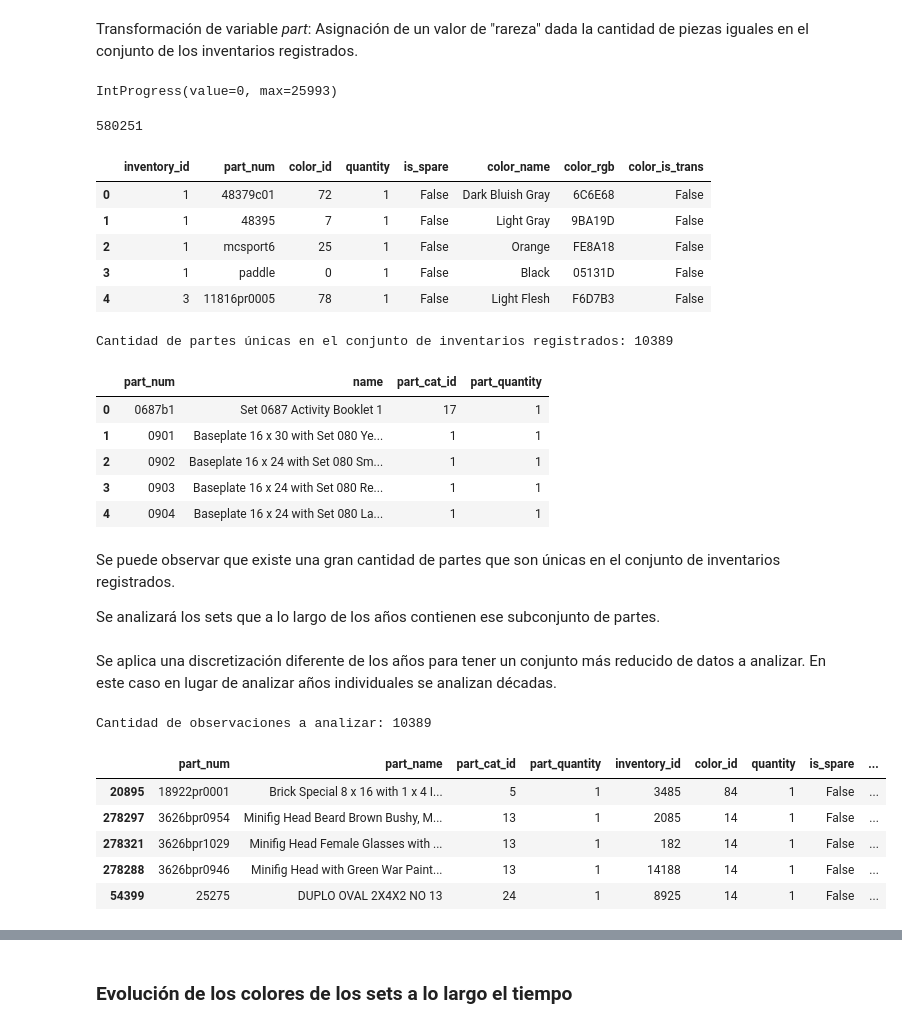
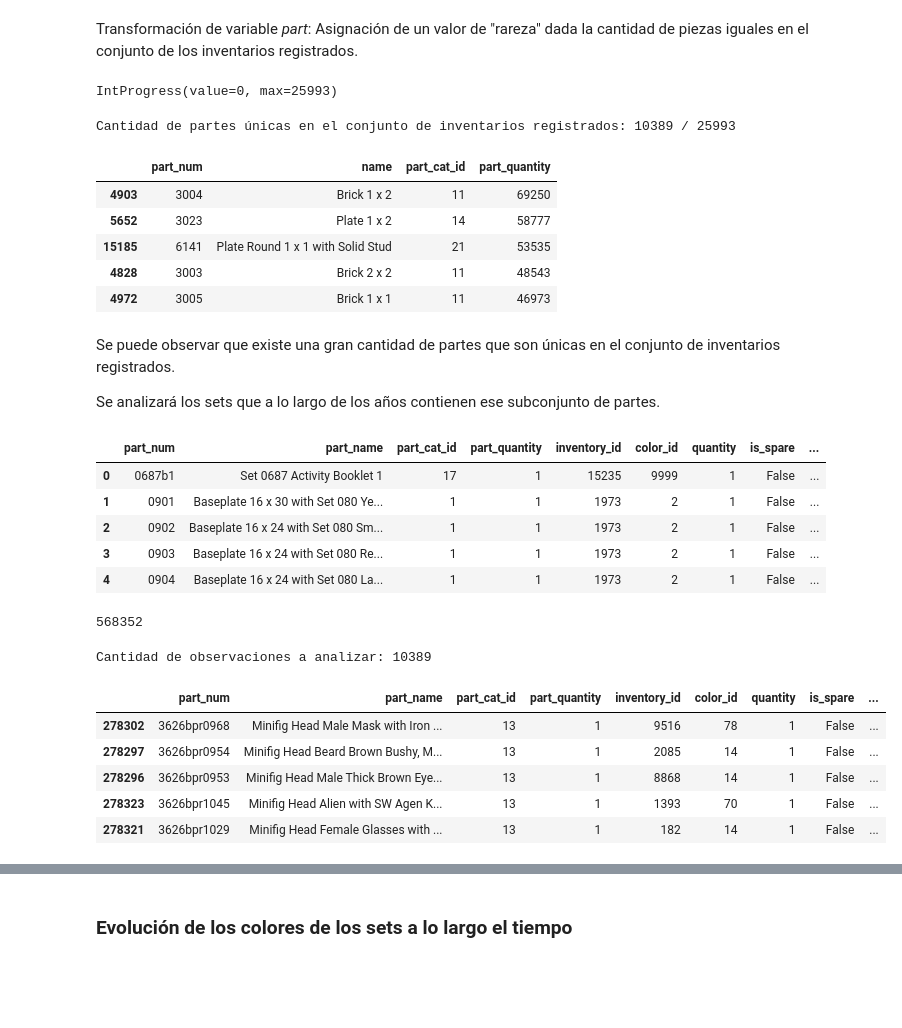
Before and after one commit to gonzafernan/ceia-andd, a Jupyter notebook: lego.ipynb, the cells around one changed output, grey strips where cells are left out. Saved outputs shown, nothing was run; the diff lists cells and outputs as text; code cells hidden in the pictures; blank space fills up the shorter version.

```diff
--- a/lego.ipynb
+++ b/lego.ipynb
@@ -84,6 +69,3 @@ Amount of entries in colors: 135
 | 4 | 3 | Dark Turquoise | 008F9B | False |
 # %% [markdown]
 Inventory parts and color dataframes composition
-# %%
-inventory_parts_df = pd.merge(inventory_parts_df, colors_df, on="color_id")
-inventory_parts_df.head()
@@ -249,0 +213,7 @@ p.on(ssfig2[2]).add(so.Line(), so.Agg("max")).plot()
+# %%
+DECADES_INITIAL_YEAR = [1950, 1960, 1970, 1980, 1990, 2000, 2010, 2020]
+DECADES_LABELS = ["50s", "60s", "70s", "80s", "90s", "00s", "10s"]
+sets_df["year_binned"] = pd.cut(
+    sets_df["year"], bins=DECADES_INITIAL_YEAR, labels=DECADES_LABELS
+)
+sets_df.head()
@@ -249,0 +249,3 @@ p.on(ssfig2[2]).add(so.Line(), so.Agg("max")).plot()
+# %%
+sets_df.dropna(inplace=True)
+sets_df.info()
@@ -308,47 +376,32 @@ IntProgress(value=0, max=379)
 # %% [markdown]
 Transformación de variable *part*: Asignación de un valor de "rareza" dada la cantidad de piezas iguales en el conjunto de los inventarios registrados.
 # %%
-def assign_part_rarity(part_info):
-    """Assign part rarity based on parts dataframe row"""
-    return inventory_parts_df[
-        inventory_parts_df["part_num"] == part_info.part_num
-    ].quantity.sum()
-
-
 # Assign rarity score to each part
 TOTAL_PARTS_QUANTITY = inventory_parts_df.quantity.sum()
-# parts_df["part_rarity"] = parts_df.apply(assign_part_rarity, axis="columns")
 
 progress_bar = IntProgress(min=0, max=len(parts_df))  # instantiate the bar
 display(progress_bar)  # display the bar
 
 parts_df["part_quantity"] = 0
 for index, part_info in parts_df.iterrows():
-    parts_df.loc[index, "part_quantity"] = assign_part_rarity(part_info)
+    parts_df.loc[index, "part_quantity"] = inventory_parts_df.query(f"part_num == '{part_info["part_num"]}'").quantity.sum()
     progress_bar.value += 1
 # %% [output]
 IntProgress(value=0, max=25993)
-580251
-|  | inventory_id | part_num | color_id | quantity | is_spare | color_name | color_rgb | color_is_trans |
-| 0 | 1 | 48379c01 | 72 | 1 | False | Dark Bluish Gray | 6C6E68 | False |
-| 1 | 1 | 48395 | 7 | 1 | False | Light Gray | 9BA19D | False |
-| 2 | 1 | mcsport6 | 25 | 1 | False | Orange | FE8A18 | False |
-| 3 | 1 | paddle | 0 | 1 | False | Black | 05131D | False |
-| 4 | 3 | 11816pr0005 | 78 | 1 | False | Light Flesh | F6D7B3 | False |
 # %%
 print(
     "Cantidad de partes únicas en el conjunto de inventarios registrados:",
-    len(parts_df[parts_df["part_quantity"] == 1]),
+    len(parts_df[parts_df["part_quantity"] == 1]), "/", len(parts_df),
 )
-parts_df.head()
+parts_df.sort_values(by="part_quantity", ascending=False).head()
 # %% [output]
-Cantidad de partes únicas en el conjunto de inventarios registrados: 10389
+Cantidad de partes únicas en el conjunto de inventarios registrados: 10389 / 25993
 |  | part_num | name | part_cat_id | part_quantity |
-| 0 | 0687b1 | Set 0687 Activity Booklet 1 | 17 | 1 |
-| 1 | 0901 | Baseplate 16 x 30 with Set 080 Ye... | 1 | 1 |
-| 2 | 0902 | Baseplate 16 x 24 with Set 080 Sm... | 1 | 1 |
-| 3 | 0903 | Baseplate 16 x 24 with Set 080 Re... | 1 | 1 |
-| 4 | 0904 | Baseplate 16 x 24 with Set 080 La... | 1 | 1 |
+| 4903 | 3004 | Brick 1 x 2 | 11 | 69250 |
+| 5652 | 3023 | Plate 1 x 2 | 14 | 58777 |
+| 15185 | 6141 | Plate Round 1 x 1 with Solid Stud | 21 | 53535 |
+| 4828 | 3003 | Brick 2 x 2 | 11 | 48543 |
+| 4972 | 3005 | Brick 1 x 1 | 11 | 46973 |
 # %% [markdown]
 Se puede observar que existe una gran cantidad de partes que son únicas en el conjunto de inventarios registrados.
 
@@ -360,27 +413,31 @@ rarity_df = pd.merge(inventory_parts_df, rarity_df, on="inventory_id")
 rarity_df = pd.merge(
     parts_df.rename(columns={"name": "part_name"}), rarity_df, on="part_num"
 )
+rarity_df.head(5)
+# %% [output]
+|  | part_num | part_name | part_cat_id | part_quantity | inventory_id | color_id | quantity | is_spare | ... |
+| 0 | 0687b1 | Set 0687 Activity Booklet 1 | 17 | 1 | 15235 | 9999 | 1 | False | ... |
+| 1 | 0901 | Baseplate 16 x 30 with Set 080 Ye... | 1 | 1 | 1973 | 2 | 1 | False | ... |
+| 2 | 0902 | Baseplate 16 x 24 with Set 080 Sm... | 1 | 1 | 1973 | 2 | 1 | False | ... |
+| 3 | 0903 | Baseplate 16 x 24 with Set 080 Re... | 1 | 1 | 1973 | 2 | 1 | False | ... |
+| 4 | 0904 | Baseplate 16 x 24 with Set 080 La... | 1 | 1 | 1973 | 2 | 1 | False | ... |
-# %% [markdown]
-Se aplica una discretización diferente de los años para tener un conjunto más reducido de datos a analizar. En este caso en lugar de analizar años individuales se analizan décadas.
+# %%
+len(rarity_df.query("quantity != part_quantity"))
+# %% [output]
+568352
 # %%
-# Year discretization in decades
-DECADES_INITIAL_YEAR = [1950, 1960, 1970, 1980, 1990, 2000, 2010, 2020]
-DECADES_LABELS = ["50s", "60s", "70s", "80s", "90s", "00s", "10s"]
-rarity_df["year_binned"] = pd.cut(
-    rarity_df["year"], bins=DECADES_INITIAL_YEAR, right=False, labels=DECADES_LABELS
-)
 rarity_df.sort_values(by=["part_quantity"], inplace=True, ascending=True)
 rarity_df = rarity_df[rarity_df["part_quantity"] == 1]
 print("Cantidad de observaciones a analizar:", len(rarity_df))
 rarity_df.head()
 # %% [output]
 Cantidad de observaciones a analizar: 10389
 |  | part_num | part_name | part_cat_id | part_quantity | inventory_id | color_id | quantity | is_spare | ... |
-| 20895 | 18922pr0001 | Brick Special 8 x 16 with 1 x 4 I... | 5 | 1 | 3485 | 84 | 1 | False | ... |
+| 278302 | 3626bpr0968 | Minifig Head Male Mask with Iron ... | 13 | 1 | 9516 | 78 | 1 | False | ... |
 | 278297 | 3626bpr0954 | Minifig Head Beard Brown Bushy, M... | 13 | 1 | 2085 | 14 | 1 | False | ... |
+| 278296 | 3626bpr0953 | Minifig Head Male Thick Brown Eye... | 13 | 1 | 8868 | 14 | 1 | False | ... |
+| 278323 | 3626bpr1045 | Minifig Head Alien with SW Agen K... | 13 | 1 | 1393 | 70 | 1 | False | ... |
 | 278321 | 3626bpr1029 | Minifig Head Female Glasses with ... | 13 | 1 | 182 | 14 | 1 | False | ... |
-| 278288 | 3626bpr0946 | Minifig Head with Green War Paint... | 13 | 1 | 14188 | 14 | 1 | False | ... |
-| 54399 | 25275 | DUPLO OVAL 2X4X2 NO 13 | 24 | 1 | 8925 | 14 | 1 | False | ... |
 # %%
 more_rare_sets = []
 for decade in DECADES_LABELS:
```
Also changed, not shown: parts of 22 cells of this notebook, 8 other files.
